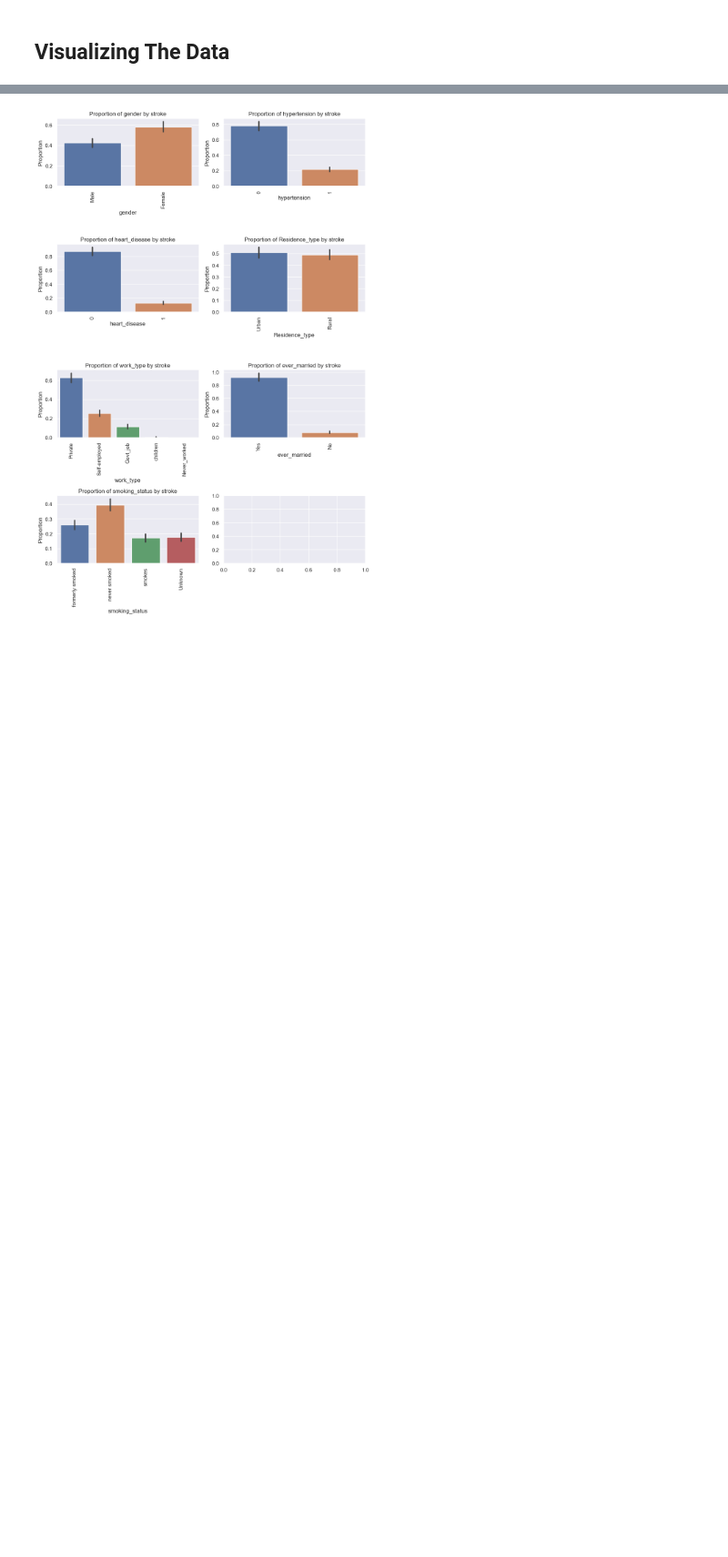
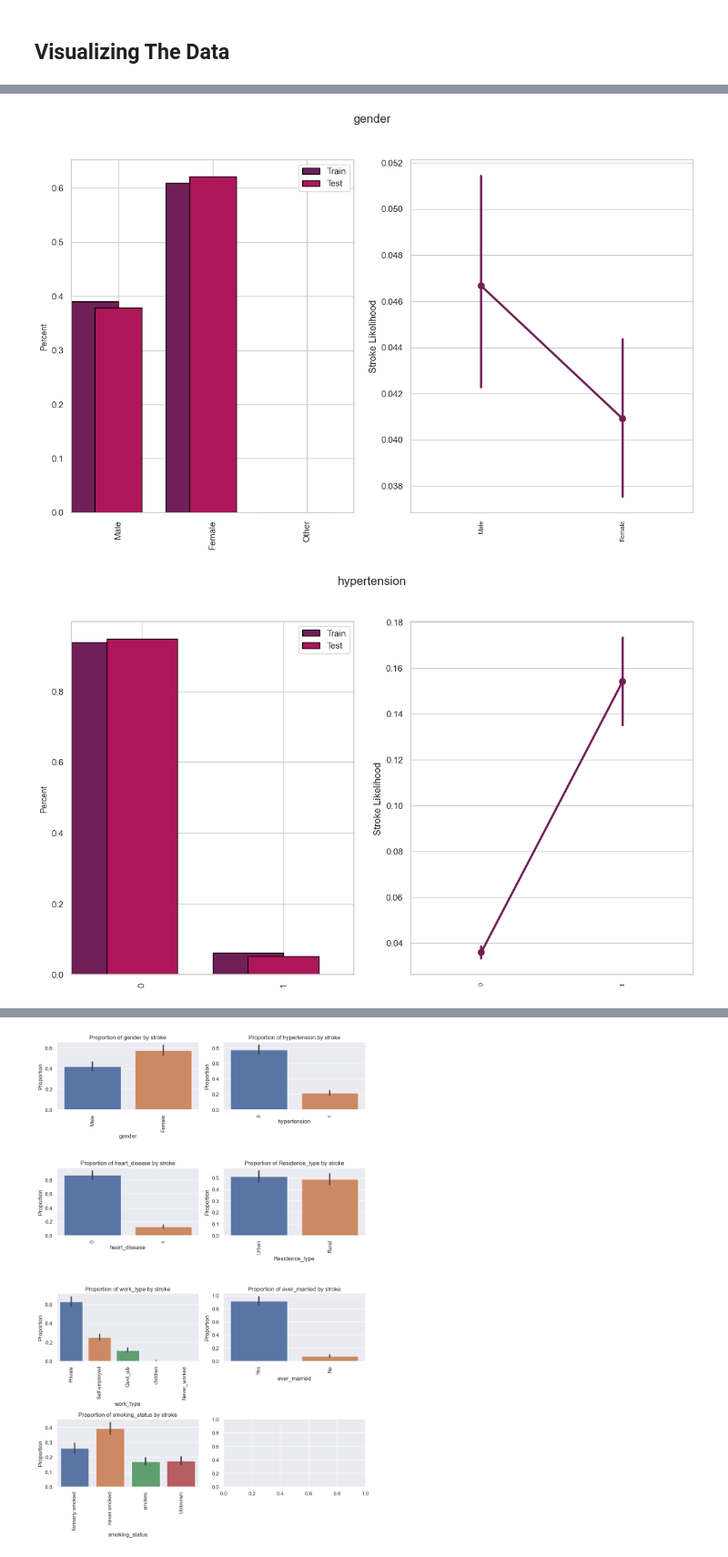
Before and after one commit to YamanAlo/Stroke-Prediction-model, a Jupyter notebook: code/Stroke.ipynb, the cells around one changed output, grey strips where cells are left out. Shown at 91% size. Cells and saved outputs as stored; diff of their text form; code cells hidden in the pictures; blank space fills up the shorter version.

```diff
--- a/code/Stroke.ipynb
+++ b/code/Stroke.ipynb
@@ -192,0 +211,35 @@ training_set.describe(include='all')
+# %%
+column = ['gender','hypertension','heart_disease','ever_married','work_type','Residence_type','smoking_status']
+
+for i in column:
+    x_train = list(training_set[i].unique())
+    x_test = list(test_set[i].unique())
+    x = list(OrderedDict.fromkeys(x_train + x_test))
+    if all([str(item).isdigit() for item in x]): x.sort()
+
+
+    sns.set_style('whitegrid')
+    fig, ax = plt.subplots(1, 2, figsize=(14,8))
+
+    fig.suptitle(i, fontsize=15)
+
+
+    fig_train = training_set[i].value_counts(normalize=True).reindex(x)
+    fig_test = test_set[i].value_counts(normalize=True).reindex(x)
+
+    fig_train.plot(kind='bar', align='edge', width=-0.5, ax=ax[0], color=colors[4], edgecolor='black')
+    fig_test.plot(kind='bar', align='center', width=0.5, ax=ax[0], color=colors[3], edgecolor='black')
+
+    ax[0].set_ylabel('Percent', fontsize=10)
+    ax[0].legend(['Train', 'Test'])
+
+
+    sns.pointplot(data=training_set, x=i, y='stroke', color=colors[4], ax=ax[1])
+    ax[1].tick_params(axis='x', labelsize=8, rotation=90)
+    ax[1].set_xlabel('')
+    ax[1].set_ylabel('Stroke Likelihood', fontsize = 12)
+
+    plt.show()
+# %% [output]
+[figure, added]
+[figure, added]
```
Also changed, not shown: parts of 13 cells of this notebook, 1 other file.
